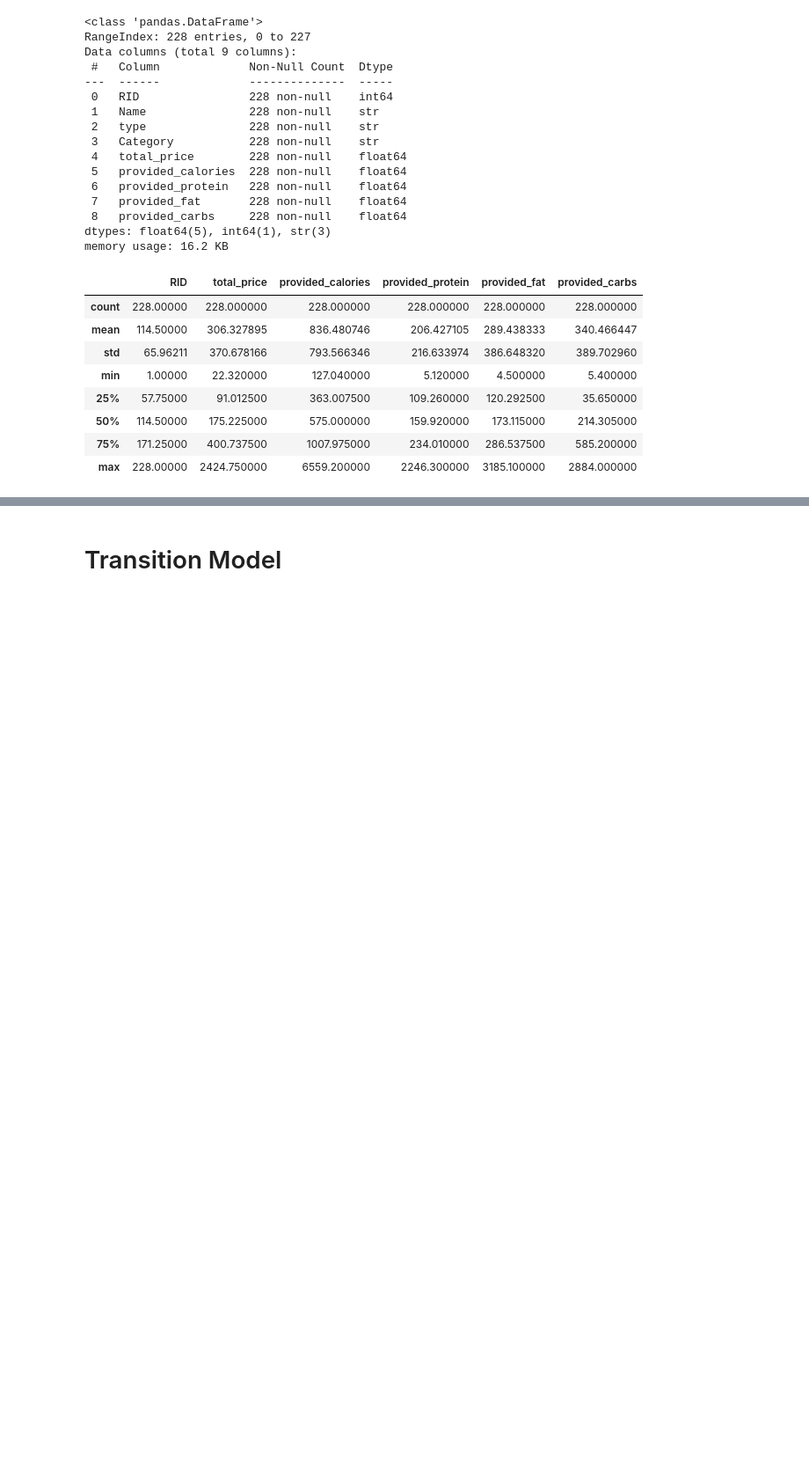
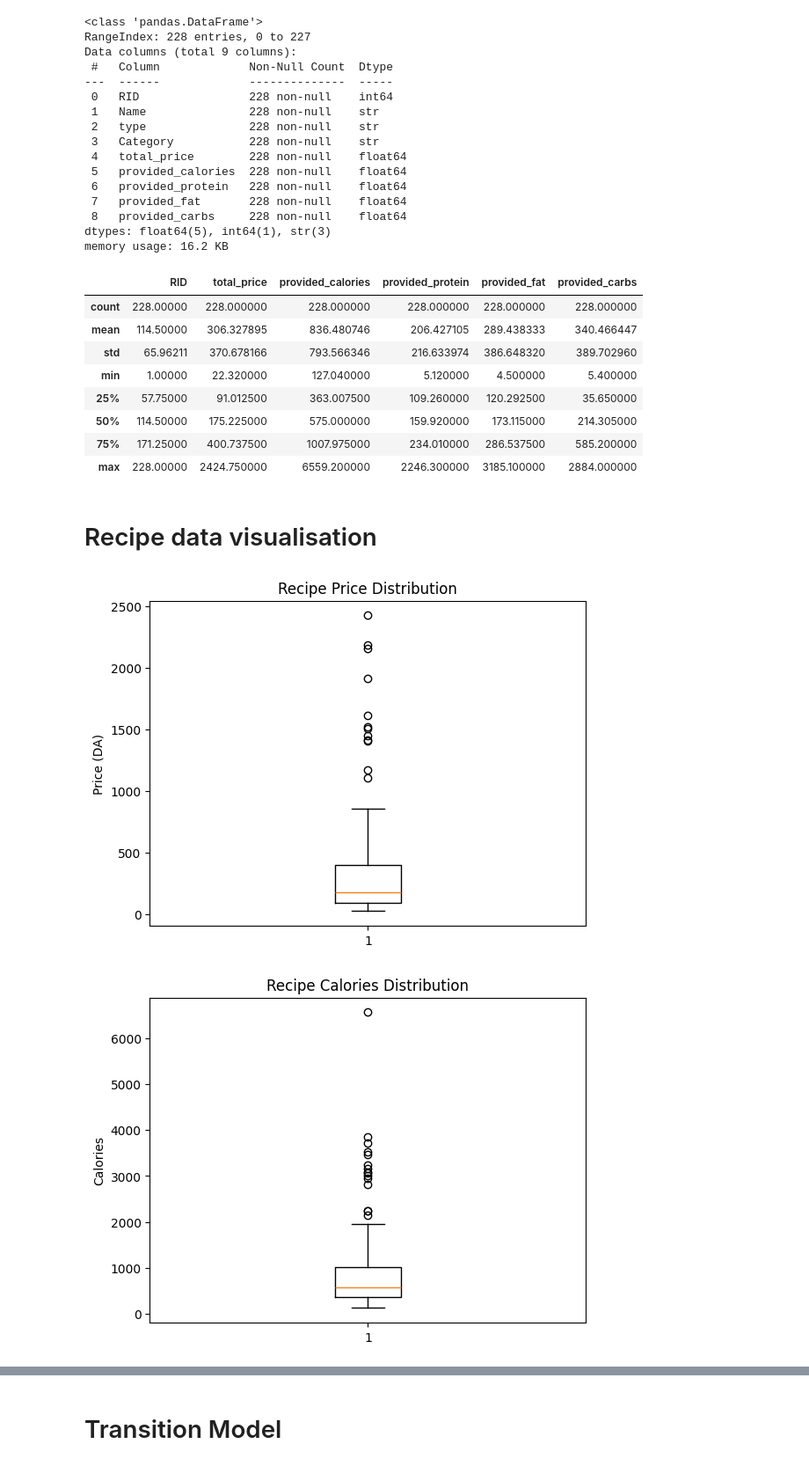
Before and after one commit to Abdelouahab-aourar/Nutri-Mlih, a Jupyter notebook: main.ipynb, the cells around one changed output, grey strips where cells are left out. Shown at 88% size. Cells and saved outputs as stored; diff of their text form; code cells hidden in the pictures; blank space fills up the shorter version.

Commit message:
recipe data visualisation

```diff
--- a/main.ipynb
+++ b/main.ipynb
@@ -613,3 +609,38 @@ recipes_df.describe()
 | 50% | 114.50000 | 175.225000 | 575.000000 | 159.920000 | 173.115000 | 214.305000 |
 | 75% | 171.25000 | 400.737500 | 1007.975000 | 234.010000 | 286.537500 | 585.200000 |
 | max | 228.00000 | 2424.750000 | 6559.200000 | 2246.300000 | 3185.100000 | 2884.000000 |
+# %% [markdown]
+# Recipe data visualisation
+# %%
+plt.boxplot(recipes_df["total_price"])
+plt.title("Recipe Price Distribution")
+plt.ylabel("Price (DA)")
+plt.show()
+
+plt.boxplot(recipes_df["provided_calories"])
+plt.title("Recipe Calories Distribution")
+plt.ylabel("Calories")
+plt.show()
+
+recipe_categories_count = recipes_df["Category"].value_counts()
+
+plt.bar(recipe_categories_count.index, recipe_categories_count.values)
+
+plt.title("Number of Recipes per category")
+plt.xlabel("Category")
+plt.ylabel("Number of Recipes")
+plt.xticks(rotation=60, ha="right")
+
+plt.tight_layout()
+plt.show()
+
+
+recipe_type_counts = recipes_df["type"].value_counts()
+
+plt.figure()
+plt.pie(recipe_type_counts.values, labels=recipe_type_counts.index, autopct="%1.1f%%")
+plt.title("Meal distribution (Breakfast, Lunch, Dinner)")
+plt.show()
+# %% [output]
+[figure, added]
+[figure, added]
```
Also changed, not shown: parts of 3 cells of this notebook, 2 other files.
